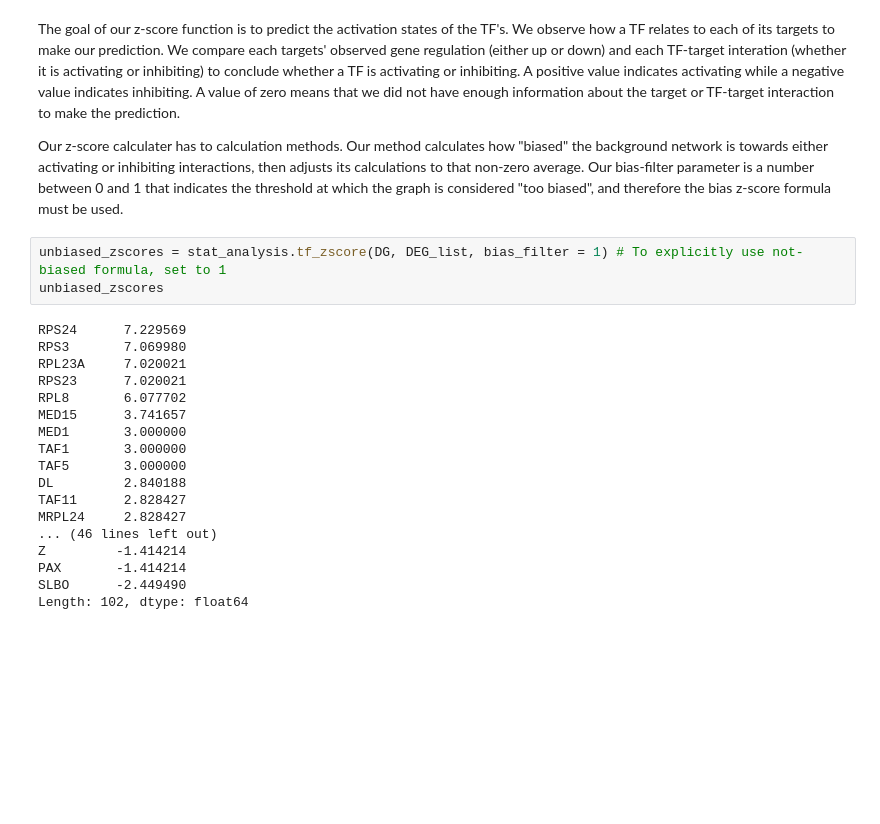
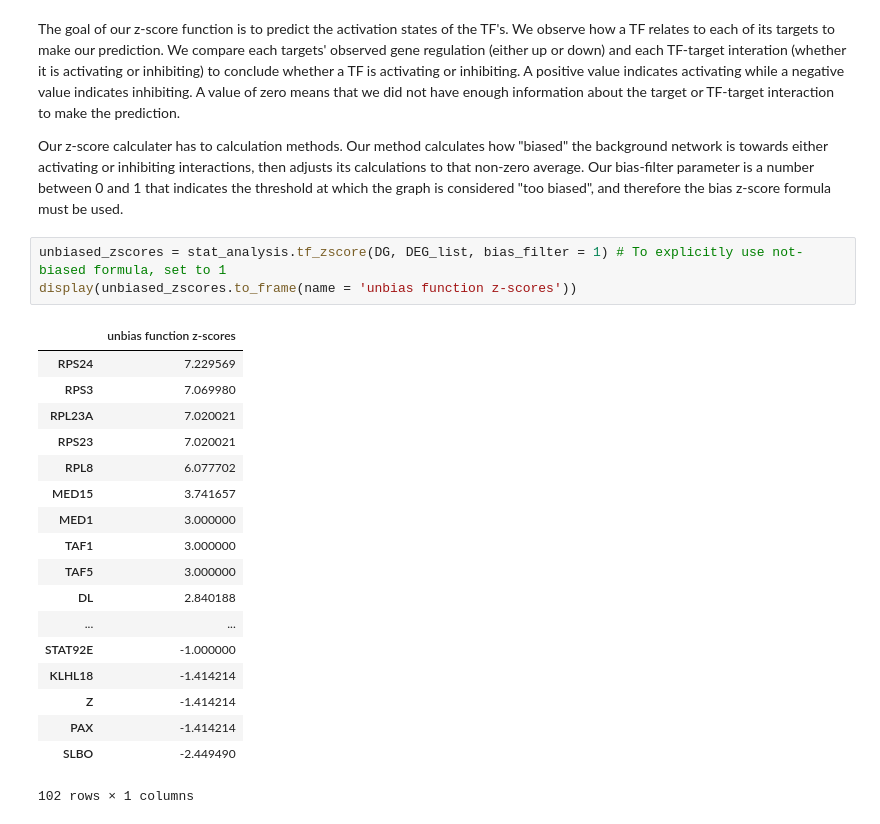
Before and after one commit to ucsd-ccbb/network_bio_toolkit, a Jupyter notebook: notebooks/URA_Basic_Example.ipynb, the cells around one changed output. Saved outputs shown, nothing was run; the diff lists cells and outputs as text; blank space fills up the shorter version.

```diff
--- a/notebooks/URA_Basic_Example.ipynb
+++ b/notebooks/URA_Basic_Example.ipynb
@@ -145,23 +160,24 @@ The goal of our z-score function is to predict the activation states of the TF's
 Our z-score calculater has to calculation methods. Our method calculates how "biased" the background network is towards either activating or inhibiting interactions, then adjusts its calculations to that non-zero average. Our bias-filter parameter is a number between 0 and 1 that indicates the threshold at which the graph is considered "too biased", and therefore the bias z-score formula must be used.
 # %%
 unbiased_zscores = stat_analysis.tf_zscore(DG, DEG_list, bias_filter = 1) # To explicitly use not-biased formula, set to 1
-unbiased_zscores
+display(unbiased_zscores.to_frame(name = 'unbias function z-scores'))
 # %% [output]
+|  | unbias function z-scores |
+| RPS24 | 7.229569 |
+| RPS3 | 7.069980 |
+| RPL23A | 7.020021 |
+| RPS23 | 7.020021 |
+| RPL8 | 6.077702 |
+| MED15 | 3.741657 |
+| MED1 | 3.000000 |
+| TAF1 | 3.000000 |
+| TAF5 | 3.000000 |
+| DL | 2.840188 |
+| ... | ... |
+| STAT92E | -1.000000 |
+| KLHL18 | -1.414214 |
+| Z | -1.414214 |
+| PAX | -1.414214 |
+| SLBO | -2.449490 |
-RPS24      7.229569
-RPS3       7.069980
-RPL23A     7.020021
-RPS23      7.020021
-RPL8       6.077702
-MED15      3.741657
-MED1       3.000000
-TAF1       3.000000
-TAF5       3.000000
-DL         2.840188
-TAF11      2.828427
-MRPL24     2.828427
-... (46 lines left out)
-Z         -1.414214
-PAX       -1.414214
-SLBO      -2.449490
-Length: 102, dtype: float64
+102 rows × 1 columns
 # %%
```
Also changed, not shown: parts of 25 cells of this notebook, 2 other files.
